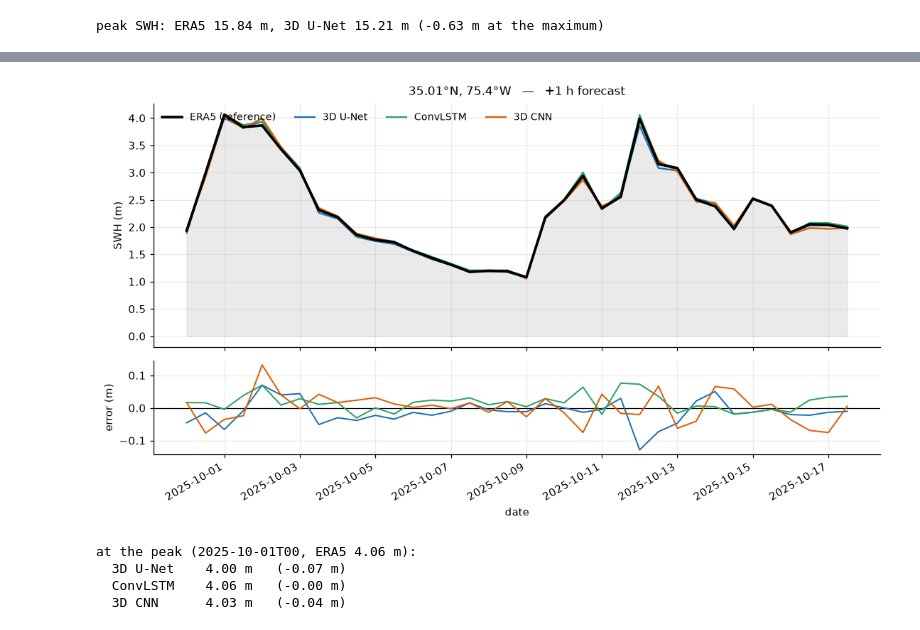
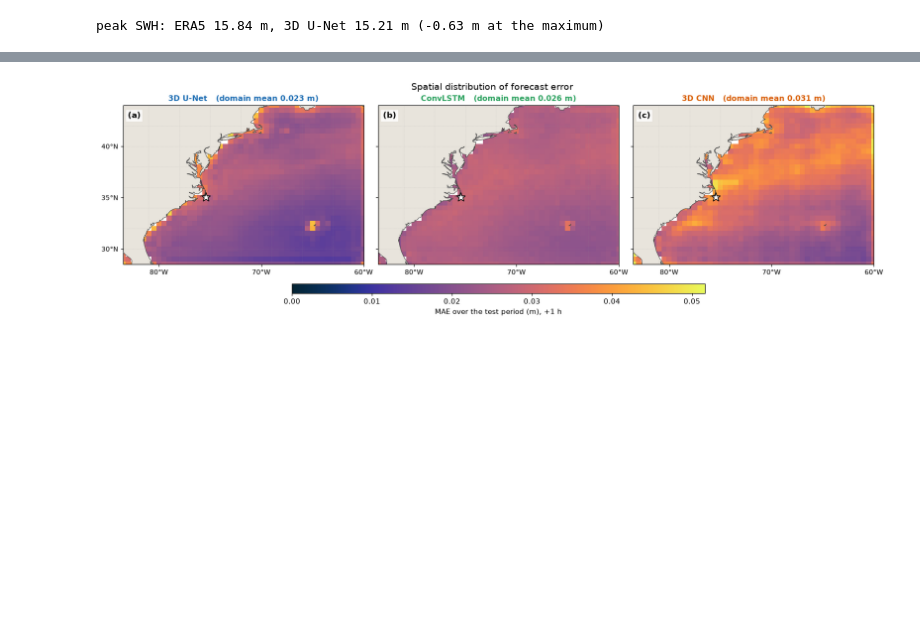
Before and after one commit to YMH0605/Ocean-wave, a Jupyter notebook: notebooks/01_results.ipynb, the cells around one changed output, grey strips where cells are left out. Saved outputs shown, nothing was run; the diff lists cells and outputs as text; code cells hidden in the pictures; blank space fills up the shorter version.

```diff
--- a/notebooks/01_results.ipynb
+++ b/notebooks/01_results.ipynb
@@ -353,44 +351,41 @@ re-running this cell.
 # %%
-i = int(round((POINT_LAT - LAT_MIN) / GRID_RES))
-j = int(round((POINT_LON - LON_MIN) / GRID_RES))
-truth_p = D["true"][:, i, j]
-times = D["times"].astype("datetime64[h]")
+mae_maps, vhi = {}, 0.0
+for name in MODELS:
+    e = np.abs(D[name] - D["true"])
+    e = np.where(MASK, e, np.nan)
+    with np.errstate(invalid="ignore"):
+        mae_maps[name] = np.nanmean(e, axis=0)
+    vhi = max(vhi, np.nanpercentile(mae_maps[name], 99.5))
 
-step_h = max(1, int(np.median(np.diff(D["t_index"]))))
-span = max(8, (18 * 24) // step_h)
-roll = np.convolve(truth_p, np.ones(span) / span, mode="valid")
-sl = slice(int(np.argmax(roll)), int(np.argmax(roll)) + span)
+fig, axes = plt.subplots(1, 3, figsize=(15, 4.5), subplot_kw={"projection": proj},
+                         constrained_layout=True)
+for n, (ax, name) in enumerate(zip(axes, MODELS)):
+    field = np.where(ocean, mae_maps[name], np.nan)
+    m = ax.pcolormesh(lons, lats, field, cmap=cmocean.cm.thermal, vmin=0,
+                      vmax=vhi, shading="nearest", transform=proj, rasterized=True)
+    ax.set_extent([lons[0], lons[-1], lats[0], lats[-1]], crs=proj)
+    ax.add_feature(cfeature.LAND, facecolor="#e8e4dc", zorder=2)
+    ax.add_feature(cfeature.COASTLINE, linewidth=0.7, edgecolor="#444", zorder=3)
+    ax.gridlines(linewidth=0.4, color="#9a9a9a", alpha=0.4, linestyle=":")
+    ax.set_xticks(np.arange(-80, -59, 10), crs=proj)
+    ax.set_yticks(np.arange(30, 45, 5), crs=proj)
+    ax.xaxis.set_major_formatter(LongitudeFormatter())
+    ax.yaxis.set_major_formatter(LatitudeFormatter())
+    ax.tick_params(labelsize=9)
+    if n:
+        ax.set_yticklabels([])
+    ax.plot(POINT_LON, POINT_LAT, marker="*", ms=13, color="w", mec="k",
+            mew=1.0, transform=proj, zorder=4)
+    ax.set_title(f"{name}   (domain mean {np.nanmean(field):.3f} m)",
+                 fontsize=10.5, color=COLOUR[name], fontweight="bold")
+    ax.text(0.02, 0.96, f"({'abc'[n]})", transform=ax.transAxes, va="top",
+            fontsize=11, fontweight="bold", zorder=5,
+            bbox=dict(boxstyle="square,pad=0.22", fc="white", ec="none", alpha=.85))
 
-fig, ax = plt.subplots(2, 1, figsize=(12, 6.6), sharex=True,
-                       gridspec_kw={"height_ratios": [3, 1.15], "hspace": 0.08})
-
-ax[0].fill_between(times[sl], 0, truth_p[sl], color="#d9d9d9", alpha=.55)
-ax[0].plot(times[sl], truth_p[sl], "k", lw=2.4, label="ERA5 (reference)", zorder=5)
-for n in MODELS:
-    ax[0].plot(times[sl], D[n][:, i, j][sl], color=COLOUR[n], lw=1.5, label=n)
-ax[0].set_ylabel("SWH (m)")
-ax[0].legend(loc="upper left", frameon=False, ncol=4, fontsize=9)
-ax[0].set_title(f"{POINT_LAT}°N, {abs(POINT_LON)}°W   —   +{LEAD} h forecast",
-                pad=8)
-ax[0].grid(alpha=.25)
-
-ax[1].axhline(0, color="k", lw=.8)
-for n in MODELS:
-    ax[1].plot(times[sl], D[n][:, i, j][sl] - truth_p[sl], color=COLOUR[n], lw=1.3)
-ax[1].set_ylabel("error (m)"); ax[1].set_xlabel("date"); ax[1].grid(alpha=.25)
-
-fig.autofmt_xdate()
+fig.colorbar(m, ax=axes, orientation="horizontal", pad=0.04, aspect=45,
+             shrink=0.55, label=f"MAE over the test period (m), +{LEAD} h")
+fig.suptitle("Spatial distribution of forecast error", fontsize=12.5)
 plt.show()
-
-peak = int(np.argmax(truth_p[sl])) + sl.start
-print(f"at the peak ({str(times[peak])[:13]}, ERA5 {truth_p[peak]:.2f} m):")
-for n in MODELS:
-    print(f"  {n:<10} {D[n][peak, i, j]:5.2f} m   "
-          f"({D[n][peak, i, j] - truth_p[peak]:+.2f} m)")
 # %% [output]
-[figure, old version]
+[figure, new version]
-at the peak (2025-10-01T00, ERA5 4.06 m):
-  3D U-Net    4.00 m   (-0.07 m)
-  ConvLSTM    4.06 m   (-0.00 m)
-  3D CNN      4.03 m   (-0.04 m)
 # %% [markdown]
```
Also changed, not shown: parts of 21 cells of this notebook, 1 other file.
